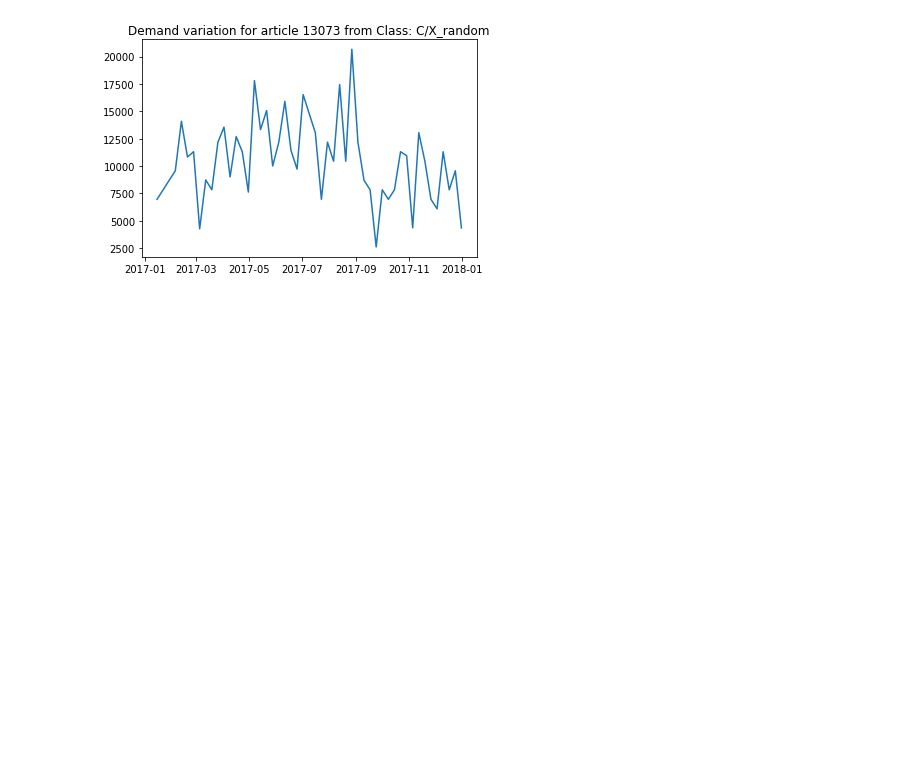
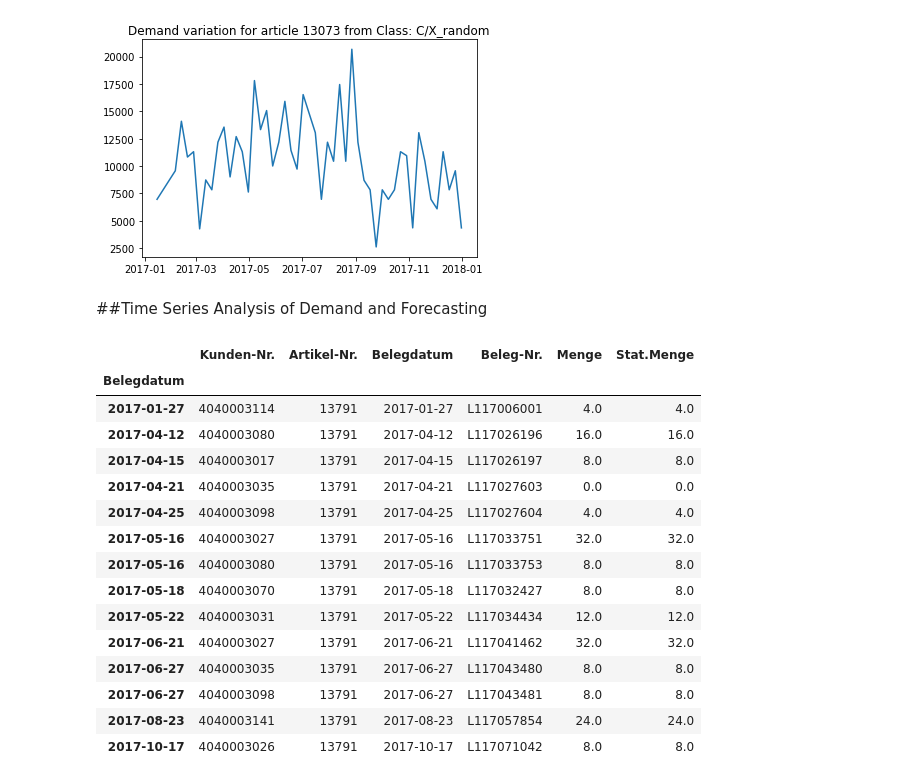
Before and after one commit to sattwiksuman/Digital_Operations_and_Supply_Chain_Management, a Jupyter notebook: ABC_XYZ_Analysis.ipynb, the cells around one changed output. Drawn from its saved outputs; the diff is of its cells as text; code cells hidden in the pictures; blank space fills up the shorter version.

```diff
--- a/ABC_XYZ_Analysis.ipynb
+++ b/ABC_XYZ_Analysis.ipynb
@@ -239,3 +221,9 @@ else:
 plt.savefig('/content/'+plot_name.replace('/', '_')+'.png')
 # %% [output]
 [figure]
+# %% [markdown]
+##Time Series Analysis of Demand and Forecasting
+# %%
+article_group = df_demand.groupby(['Artikel-Nr.'])
+# %%
+df_10408 = article_group.get_group(13791).copy()
@@ -241,0 +232,19 @@ plt.savefig('/content/'+plot_name.replace('/', '_')+'.png')
+# %%
+df_10408.set_index(pd.DatetimeIndex(df_10408['Belegdatum']))
+# %% [output]
+|  | Kunden-Nr. | Artikel-Nr. | Belegdatum | Beleg-Nr. | Menge | Stat.Menge |
+| Belegdatum |  |  |  |  |  |  |
+| 2017-01-27 | 4040003114 | 13791 | 2017-01-27 | L117006001 | 4.0 | 4.0 |
+| 2017-04-12 | 4040003080 | 13791 | 2017-04-12 | L117026196 | 16.0 | 16.0 |
+| 2017-04-15 | 4040003017 | 13791 | 2017-04-15 | L117026197 | 8.0 | 8.0 |
+| 2017-04-21 | 4040003035 | 13791 | 2017-04-21 | L117027603 | 0.0 | 0.0 |
+| 2017-04-25 | 4040003098 | 13791 | 2017-04-25 | L117027604 | 4.0 | 4.0 |
+| 2017-05-16 | 4040003027 | 13791 | 2017-05-16 | L117033751 | 32.0 | 32.0 |
+| 2017-05-16 | 4040003080 | 13791 | 2017-05-16 | L117033753 | 8.0 | 8.0 |
+| 2017-05-18 | 4040003070 | 13791 | 2017-05-18 | L117032427 | 8.0 | 8.0 |
+| 2017-05-22 | 4040003031 | 13791 | 2017-05-22 | L117034434 | 12.0 | 12.0 |
+| 2017-06-21 | 4040003027 | 13791 | 2017-06-21 | L117041462 | 32.0 | 32.0 |
+| 2017-06-27 | 4040003035 | 13791 | 2017-06-27 | L117043480 | 8.0 | 8.0 |
+| 2017-06-27 | 4040003098 | 13791 | 2017-06-27 | L117043481 | 8.0 | 8.0 |
+| 2017-08-23 | 4040003141 | 13791 | 2017-08-23 | L117057854 | 24.0 | 24.0 |
+| 2017-10-17 | 4040003026 | 13791 | 2017-10-17 | L117071042 | 8.0 | 8.0 |
```
Also changed, not shown: parts of 14 cells of this notebook.
